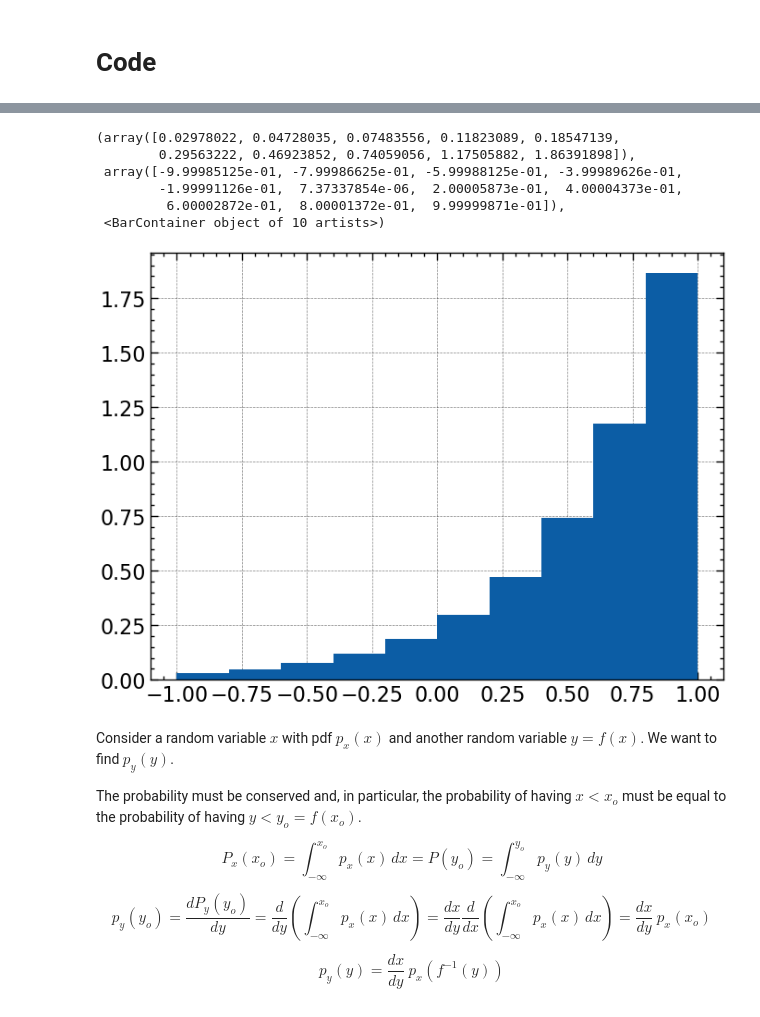
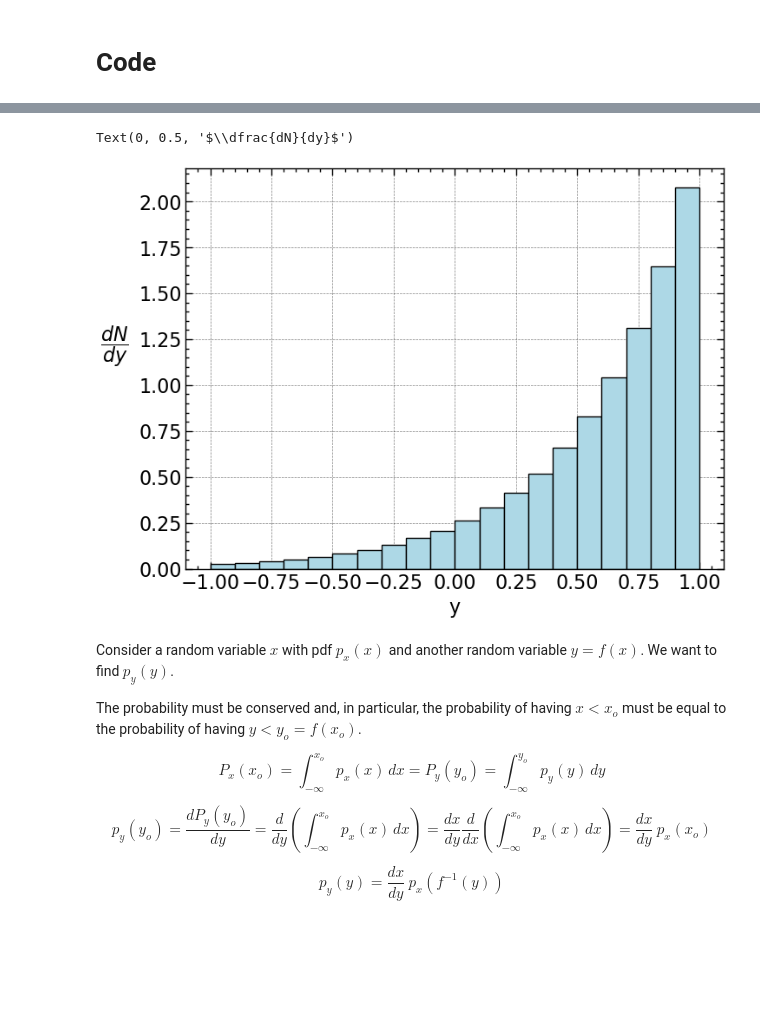
Before and after one commit to M-Bianchi/astrostatistics_bicocca_2024, a Jupyter notebook: working/W02_pdf_of_the_log.ipynb, the cells around one changed output, grey strips where cells are left out. Cells and saved outputs as stored; diff of their text form; code cells hidden in the pictures; blank space fills up the shorter version.

```diff
--- a/working/W02_pdf_of_the_log.ipynb
+++ b/working/W02_pdf_of_the_log.ipynb
@@ -34,21 +31,18 @@ plt.hist(x, density=True)
 # %%
 y = np.log10(x)
-plt.hist(y, density=True)
+plt.hist(y, bins=20, density=True, color='lightblue', edgecolor='black')
+plt.xlabel('y')
+plt.ylabel('$\\dfrac{dN}{dy}$', rotation=0, labelpad=20)
 # %% [output]
-(array([0.02978022, 0.04728035, 0.07483556, 0.11823089, 0.18547139,
-        0.29563222, 0.46923852, 0.74059056, 1.17505882, 1.86391898]),
- array([-9.99985125e-01, -7.99986625e-01, -5.99988125e-01, -3.99989626e-01,
-        -1.99991126e-01,  7.37337854e-06,  2.00005873e-01,  4.00004373e-01,
-         6.00002872e-01,  8.00001372e-01,  9.99999871e-01]),
- <BarContainer object of 10 artists>)
+Text(0, 0.5, '$\\dfrac{dN}{dy}$')
-[figure, old version]
+[figure, new version]
 # %% [markdown]
 Consider a random variable $x$ with pdf $p_x(x)$ and another random variable $y = f(x)$. We want to find $p_y(y)$.
 
 The probability must be conserved and, in particular, the probability of having $x < x_o$ must be equal to the probability of having $y < y_o=f(x_o)$.
 
 $$
-P_x(x_o) = \int_{-\infty}^{x_o} p_x(x) \,dx = P(y_o) = \int_{-\infty}^{y_o} p_y(y) \,dy
+P_x(x_o) = \int_{-\infty}^{x_o} p_x(x) \,dx = P_y(y_o) = \int_{-\infty}^{y_o} p_y(y) \,dy
 $$
 
 $$
```
Also changed, not shown: parts of 4 cells of this notebook.
